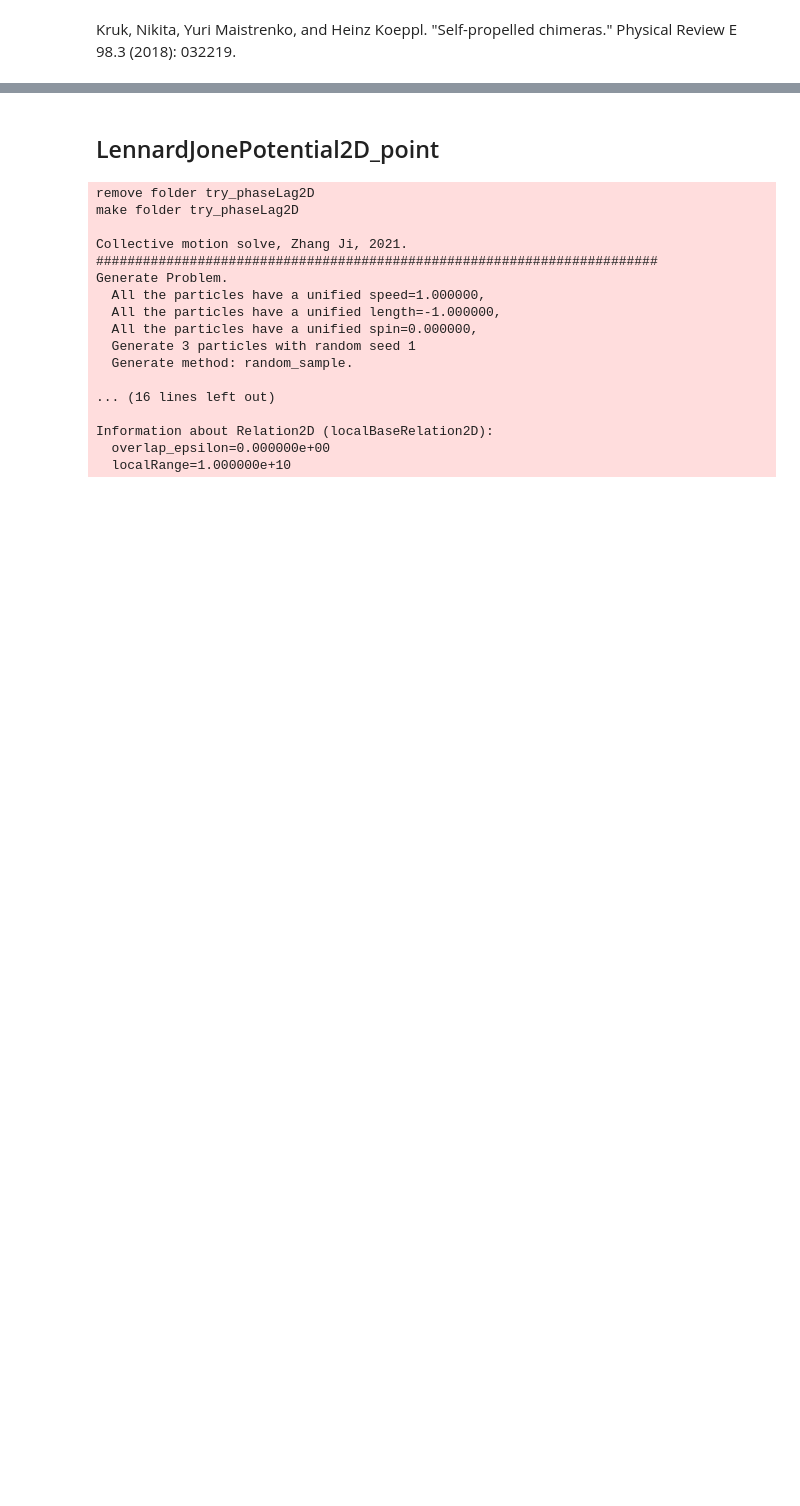
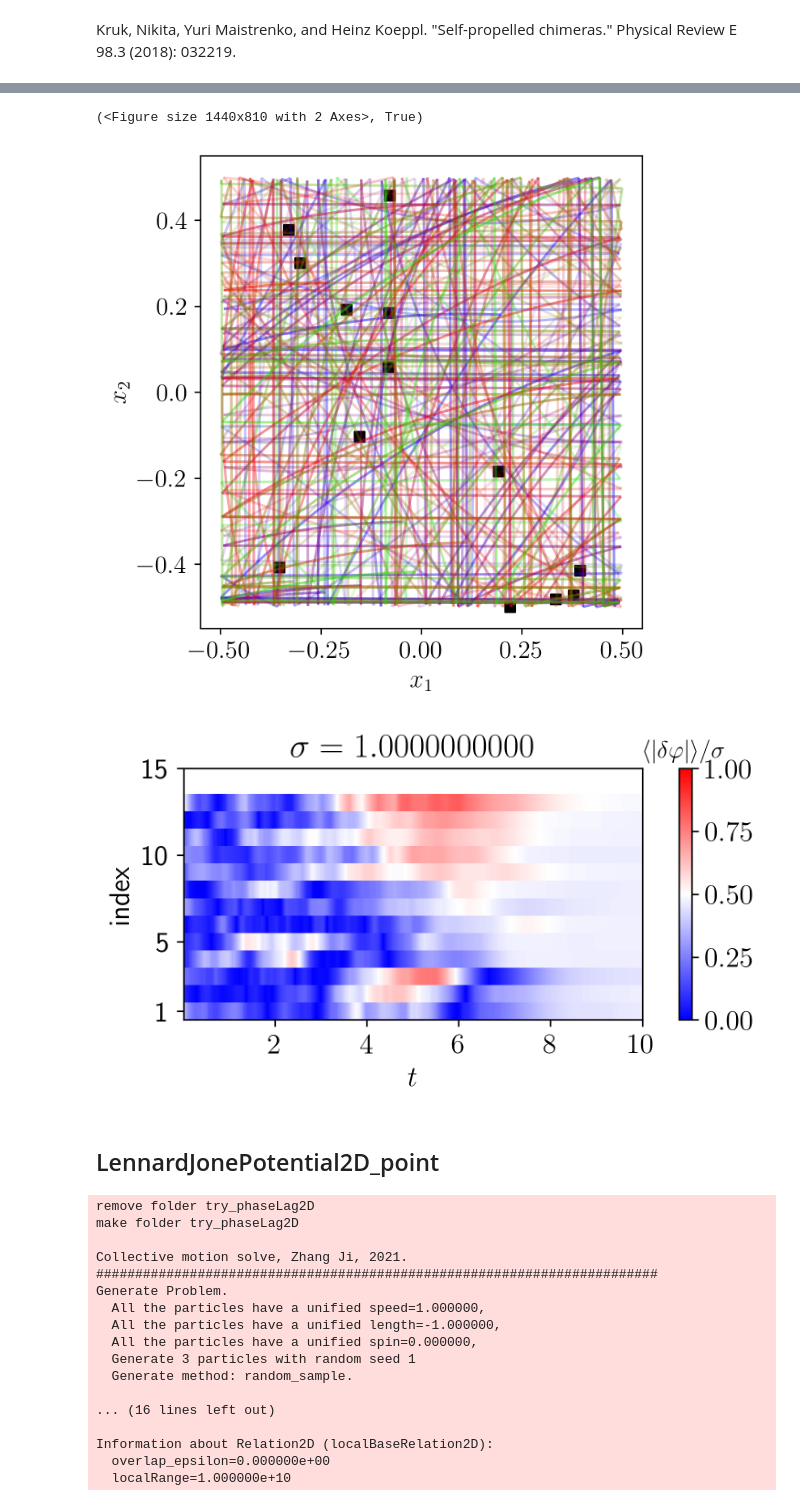
Before and after one commit to pcmagic/ActiveMatter, a Jupyter notebook: collectiveFish/try_phaseLag2D.ipynb, the cells around one changed output, grey strips where cells are left out. Cells and saved outputs as stored; diff of their text form; code cells hidden in the pictures; blank space fills up the shorter version.

```diff
--- a/collectiveFish/try_phaseLag2D.ipynb
+++ b/collectiveFish/try_phaseLag2D.ipynb
@@ -122,20 +149,24 @@ Kruk, Nikita, Yuri Maistrenko, and Heinz Koeppl. "Self-propelled chimeras." Phys
 # %%
-# %matplotlib inline
+%matplotlib inline
 
-# dpi = 300 if 'inline' in matplotlib.get_backend() else 100
-# plt_tmin = -1
-# markevery = 0.1
-# #
-# figsize = np.array((9, 9)) * 0.5
-# resampling_fct, interp1d_kind = None, 'linear'
-# sps.show_fig_fun(prb1, sps.core_trajectory2D, figsize=figsize, dpi=dpi,
-#                  plt_tmin=plt_tmin, resampling_fct=resampling_fct)
-# # #
-# # figsize = np.array((16, 9)) * 0.3
-# # resampling_fct, interp1d_kind = 1, 'linear'
-# # sps.show_fig_fun(prb1, sps.core_avrPhaseVelocity, figsize=figsize, dpi=dpi,
-# #                  plt_tmin=plt_tmin, resampling_fct=resampling_fct,
-# #                  tavr=1)
+dpi = 300 if 'inline' in matplotlib.get_backend() else 100
+plt_tmin = -1
+markevery = 0.1
+#
+figsize = np.array((9, 9)) * 0.5
+resampling_fct, interp1d_kind = None, 'linear'
+sps.show_fig_fun(prb1, sps.core_trajectory2D, figsize=figsize, dpi=dpi,
+                 plt_tmin=plt_tmin, resampling_fct=resampling_fct)
+#
+figsize = np.array((16, 9)) * 0.3
+resampling_fct, interp1d_kind = 1, 'linear'
+sps.show_fig_fun(prb1, sps.core_avrPhaseVelocity, figsize=figsize, dpi=dpi,
+                 plt_tmin=plt_tmin, resampling_fct=resampling_fct,
+                 tavr=1)
+# %% [output]
+(<Figure size 1440x810 with 2 Axes>, True)
+[figure, added]
+[figure, added]
 # %% [markdown]
 ## LennardJonePotential2D_point
 # %%
```
Also changed, not shown: parts of 3 cells of this notebook.
